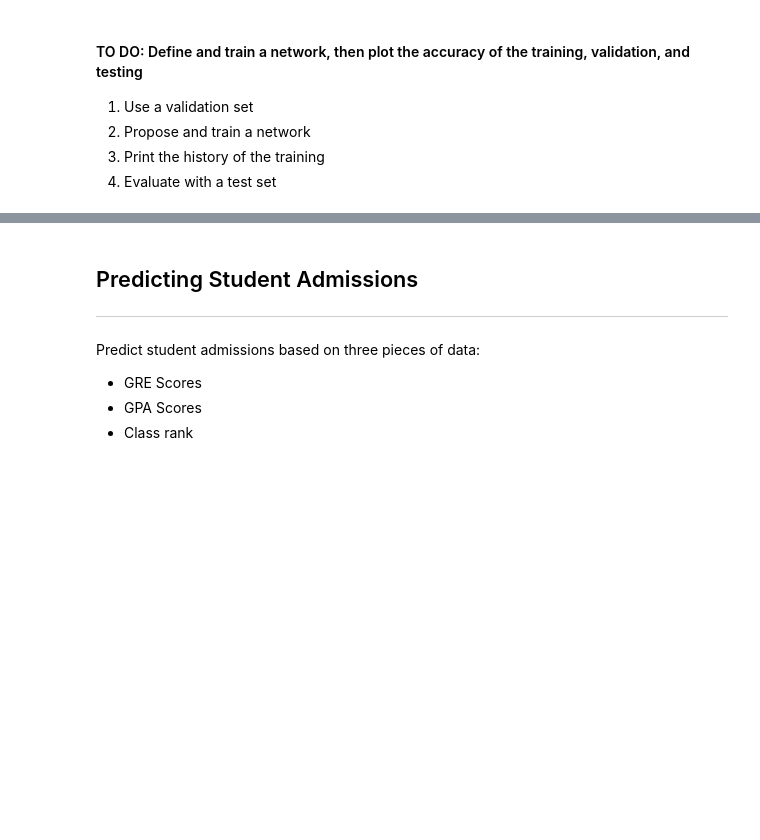
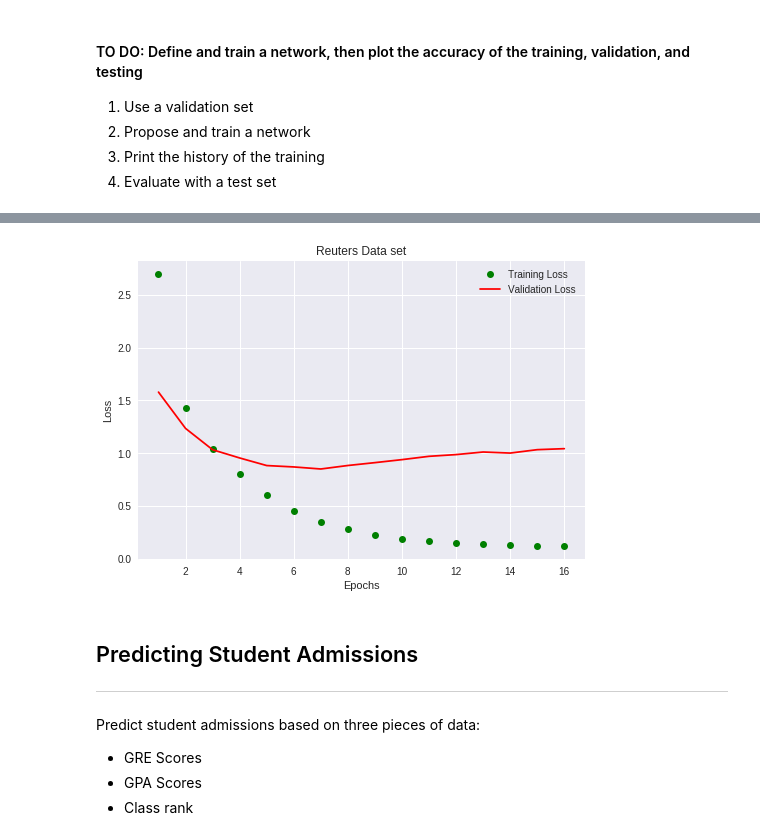
Before and after one commit to DeepLearningVision-2019/a4-keras-classification-pepebm, a Jupyter notebook: Keras_assignment.ipynb, the cells around one changed output, grey strips where cells are left out. Drawn from its saved outputs; the diff is of its cells as text; code cells hidden in the pictures; blank space fills up the shorter version.

```diff
--- a/Keras_assignment.ipynb
+++ b/Keras_assignment.ipynb
@@ -59,8 +185,8 @@ Build a network to classify Reuters newswires into 46 different mutually-exclusi
 # %% [markdown]
 ### Load and review the data
 # %%
-(reuters_train_data, reuters_train_labels),
-(reuters_test_data, reuters_test_labels) = reuters.load_data(num_words=10000)
+reuters_max_words = 10000
+(reuters_train_data, reuters_train_labels), (reuters_test_data, reuters_test_labels) = reuters.load_data(num_words=reuters_max_words)
 
 print(reuters_train_data.shape)
 print(reuters_train_labels.shape)
@@ -108,0 +315,10 @@ Downloading data from https://s3.amazonaws.com/text-datasets/reuters_word_index.
+# %%
+reuters_model_history = reuters_model.fit(
+    reuters_train_data,
+    reuters_train_labels,
+    batch_size= 1024,
+    epochs= 16,
+    verbose= 2,
+    #callbacks= reuters_early_stops,
+    validation_data= (reuters_val_data, reuters_val_labels)
+)
@@ -108,0 +343,26 @@ Downloading data from https://s3.amazonaws.com/text-datasets/reuters_word_index.
+# %%
+reuters_result = reuters_model.evaluate(
+    reuters_test_data_token,
+    reuters_one_hot_test_labels
+)
+
+print('Fashion score: {}%'.format(reuters_result[1]*100))
+
+
+reuters_history  = reuters_model_history.history
+reuters_acc      = reuters_history['acc']
+reuters_val_acc  = reuters_history['val_acc']
+reuters_loss     = reuters_history['loss']
+reuters_val_loss = reuters_history['val_loss']
+reuters_epochs   = range(1, len(reuters_acc) + 1)
+
+plt.plot(reuters_epochs, reuters_loss, 'go', label='Training Loss')
+plt.plot(reuters_epochs, reuters_val_loss, 'r', label='Validation Loss')
+
+plt.title('Reuters Data set')
+plt.xlabel('Epochs')
+plt.ylabel('Loss')
+plt.legend()
+
+plt.show()
+# %% [output]
@@ -109,3 +371,4 @@ Downloading data from https://s3.amazonaws.com/text-datasets/reuters_word_index.
+[figure, added]
 # %% [markdown]
 ## Predicting Student Admissions
 
```
Also changed, not shown: parts of 14 cells of this notebook.
